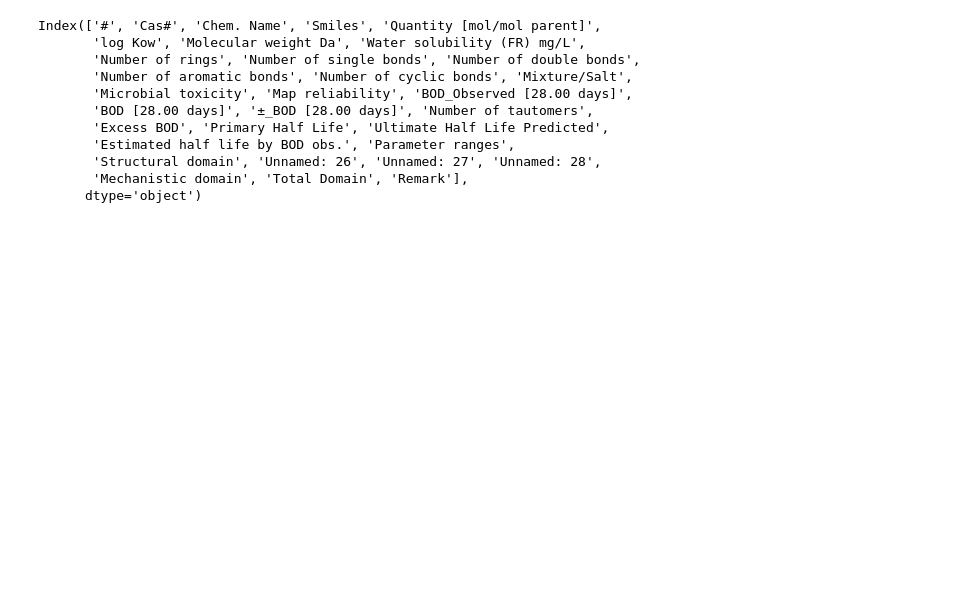
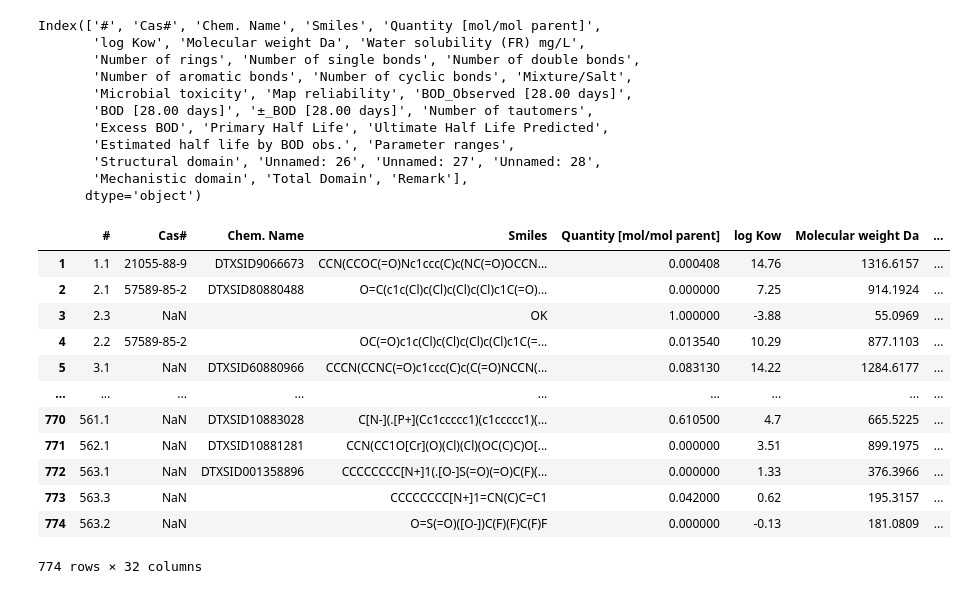
Before and after one commit to patlewig/nts_pfas, a Jupyter notebook: notebooks/03-biodeg.ipynb, the cells around one changed output. Saved outputs shown, nothing was run; the diff lists cells and outputs as text; code cells hidden in the pictures; blank space fills up the shorter version.

```diff
--- a/notebooks/03-biodeg.ipynb
+++ b/notebooks/03-biodeg.ipynb
@@ -144,5 +152,21 @@ catalogic.rename(columns = {'Structural domain': 'Structural domain_correct', 'U
 # %%
-catalogic = catalogic.iloc[1:860,:]
+catalogic = catalogic.iloc[1:775,:]
+# %%
+catalogic
+# %% [output]
+|  | # | Cas# | Chem. Name | Smiles | Quantity [mol/mol parent] | log Kow | Molecular weight Da | ... |
+| 1 | 1.1 | 21055-88-9 | DTXSID9066673 | CCN(CCOC(=O)Nc1ccc(C)c(NC(=O)OCCN... | 0.000408 | 14.76 | 1316.6157 | ... |
+| 2 | 2.1 | 57589-85-2 | DTXSID80880488 | O=C(c1c(Cl)c(Cl)c(Cl)c(Cl)c1C(=O)... | 0.000000 | 7.25 | 914.1924 | ... |
+| 3 | 2.3 | NaN |  | OK | 1.000000 | -3.88 | 55.0969 | ... |
+| 4 | 2.2 | 57589-85-2 |  | OC(=O)c1c(Cl)c(Cl)c(Cl)c(Cl)c1C(=... | 0.013540 | 10.29 | 877.1103 | ... |
+| 5 | 3.1 | NaN | DTXSID60880966 | CCCN(CCNC(=O)c1ccc(C)c(C(=O)NCCN(... | 0.083130 | 14.22 | 1284.6177 | ... |
+| ... | ... | ... | ... | ... | ... | ... | ... | ... |
+| 770 | 561.1 | NaN | DTXSID10883028 | C[N-](.[P+](Cc1ccccc1)(c1ccccc1)(... | 0.610500 | 4.7 | 665.5225 | ... |
+| 771 | 562.1 | NaN | DTXSID10881281 | CCN(CC1O[Cr](O)(Cl)(Cl)(OC(C)C)O[... | 0.000000 | 3.51 | 899.1975 | ... |
+| 772 | 563.1 | NaN | DTXSID001358896 | CCCCCCCC[N+]1(.[O-]S(=O)(=O)C(F)(... | 0.000000 | 1.33 | 376.3966 | ... |
+| 773 | 563.3 | NaN |  | CCCCCCCC[N+]1=CN(C)C=C1 | 0.042000 | 0.62 | 195.3157 | ... |
+| 774 | 563.2 | NaN |  | O=S(=O)([O-])C(F)(F)C(F)F | 0.000000 | -0.13 | 181.0809 | ... |
+774 rows × 32 columns
 # %%
 len(catalogic[catalogic['Remark'].notnull()]['Chem. Name'].tolist())
 # %% [output]
```
Also changed, not shown: parts of 13 cells of this notebook.
